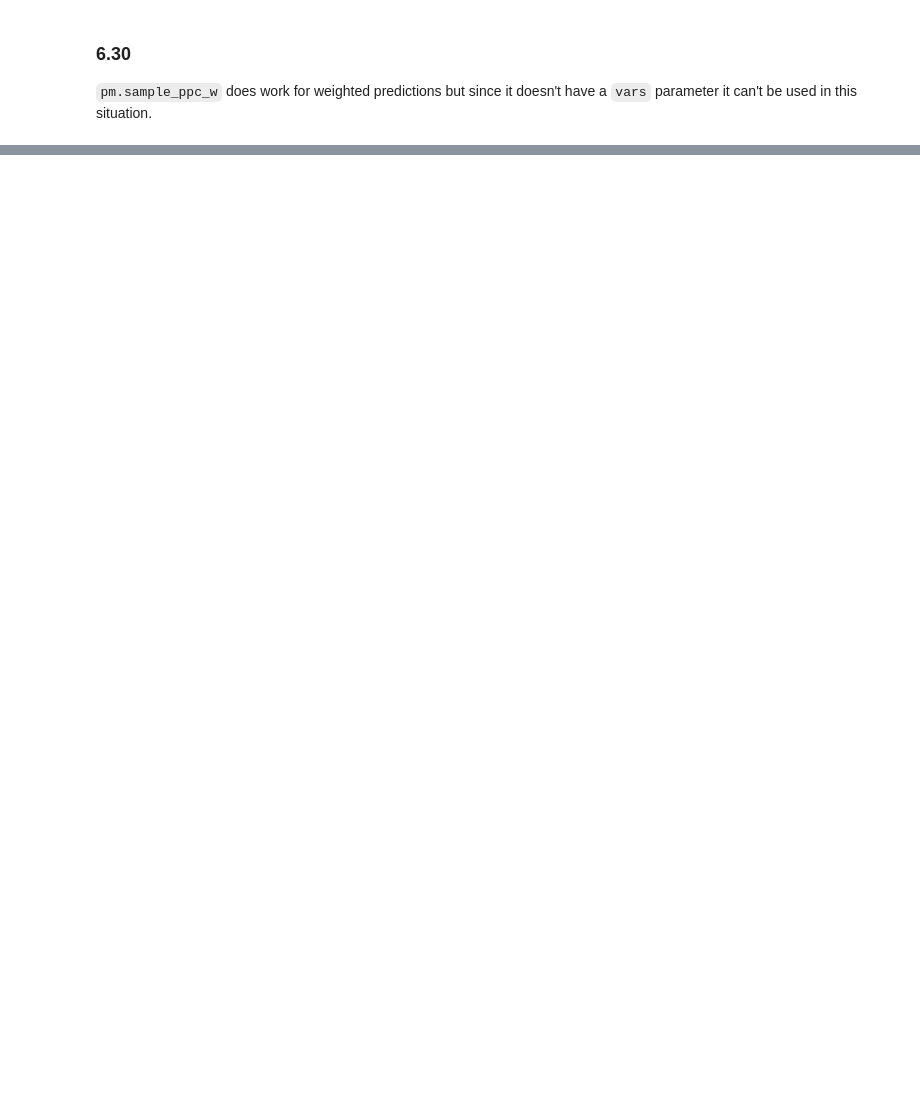
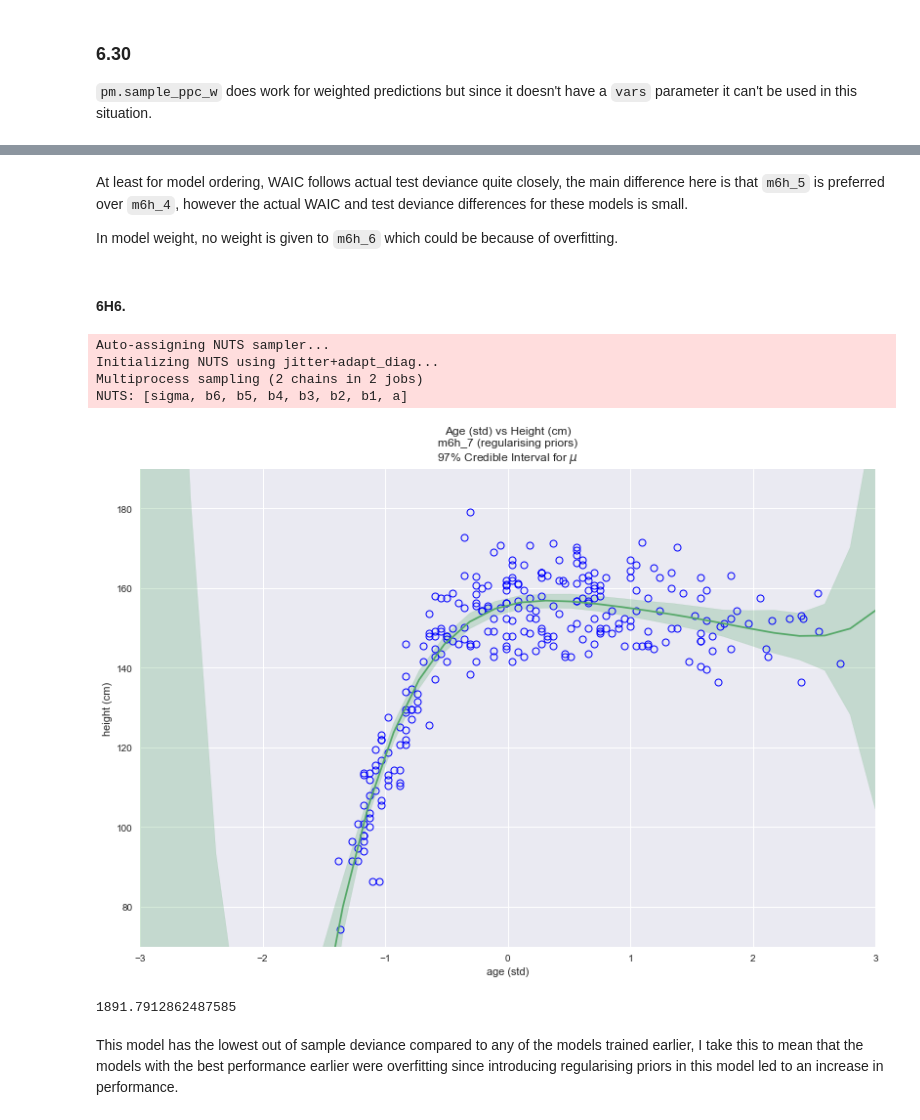
Before and after one commit to grinnbearit/statistical_rethinking, a Jupyter notebook: chapter_6.ipynb, the cells around one changed output, grey strips where cells are left out. Saved outputs shown, nothing was run; the diff lists cells and outputs as text; code cells hidden in the pictures; blank space fills up the shorter version.

```diff
--- a/chapter_6.ipynb
+++ b/chapter_6.ipynb
@@ -521,0 +921,56 @@ ax.set_ylabel("kcal.per.g");
+# %% [markdown]
+At least for model ordering, WAIC follows actual test deviance quite closely, the main difference here is that `m6h_5` is preferred over `m6h_4`, however the actual WAIC and test deviance differences for these models is small.
+
+In model weight, no weight is given to `m6h_6` which could be because of overfitting.
+# %% [markdown]
+#### 6H6.
+# %%
+model_age.set_value(d1["age"])
+
+with pm.Model() as m6h_7:
+    a = pm.Normal("a", mu=np.mean(d1["height"]), sd=10)
+    b1 = pm.Normal("b1", mu=0, sd=5)
+    b2 = pm.Normal("b2", mu=0, sd=5)
+    b3 = pm.Normal("b3", mu=0, sd=5)
+    b4 = pm.Normal("b4", mu=0, sd=5)
+    b5 = pm.Normal("b5", mu=0, sd=5)
+    b6 = pm.Normal("b6", mu=0, sd=5)
+    sigma = pm.Uniform("sigma", 0,  np.std(d1["height"]) * 10)
+    mu = pm.Deterministic("mu", a +\
+                                b1*model_age +\
+                                b2*model_age*model_age +\
+                                b3*model_age*model_age*model_age +\
+                                b4*model_age*model_age*model_age*model_age +\
+                                b5*model_age*model_age*model_age*model_age*model_age +\
+                                b6*model_age*model_age*model_age*model_age*model_age*model_age)
+    height = pm.Normal("height", mu=mu, sd=sigma, observed=d1["height"])
+    trace6h_7 = pm.sample(draws=1000, tune=1000)
+# %% [output]
+Auto-assigning NUTS sampler...
+Initializing NUTS using jitter+adapt_diag...
+Multiprocess sampling (2 chains in 2 jobs)
+NUTS: [sigma, b6, b5, b4, b3, b2, b1, a]
+# %%
+age_seq = np.linspace(-3, 3, 30)
+model_age.set_value(age_seq)
+pred = pm.sample_ppc(trace6h_7, samples=10000, model=m6h_7, vars=[m6h_7.mu])["mu"]
+# %%
+mu = pred.mean(axis=0)
+mu_pi = pm.hpd(pred, alpha=0.03)
+
+f, ax = plt.subplots(1, 1)
+f.set_size_inches(13.5, 9)
+ax.plot(d1["age"], d1["height"], "o", mew=1, mec="b", mfc="None")
+
+ax.plot(age_seq, mu, color="C1")
+ax.fill_between(age_seq, mu_pi[:,0], mu_pi[:,1], alpha=0.25, color="C1")
+
+ax.set_xlim((-3, 3))
+ax.set_ylim((70, 190))
+ax.set_title("Age (std) vs Height (cm)\n"
+             "m6h_7 (regularising priors)\n"
+             "97% Credible Interval for $\mu$")
+ax.set_xlabel("age (std)")
+ax.set_ylabel("height (cm)");
+# %% [output]
+[figure, added]
@@ -521,0 +980,7 @@ ax.set_ylabel("kcal.per.g");
+# %%
+deviance = -2 * np.sum(stats.norm.logpdf(d2["height"], loc=samples["mu"].mean(0), scale=samples["sigma"].mean()))
+deviance
+# %% [output]
+1891.7912862487585
+# %% [markdown]
+This model has the lowest out of sample deviance compared to any of the models trained earlier, I take this to mean that the models with the best performance earlier were overfitting since introducing regularising priors in this model led to an increase in performance.
```
Also changed, not shown: parts of 60 cells of this notebook.
